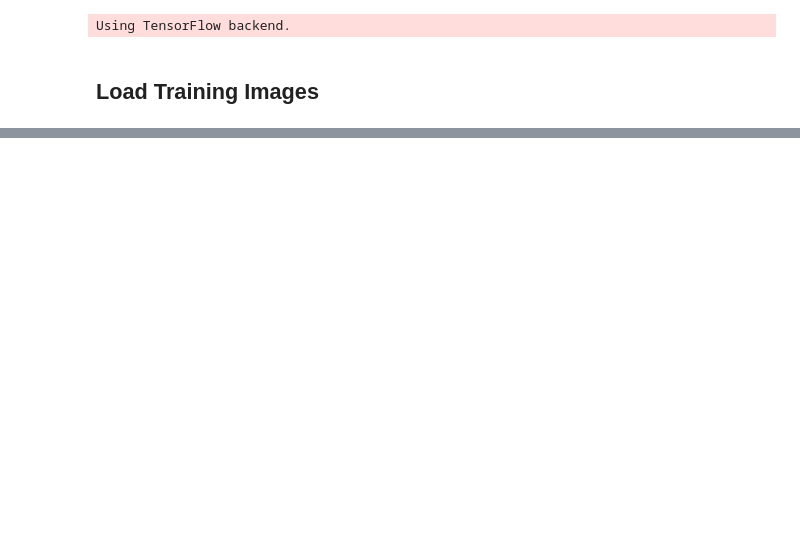
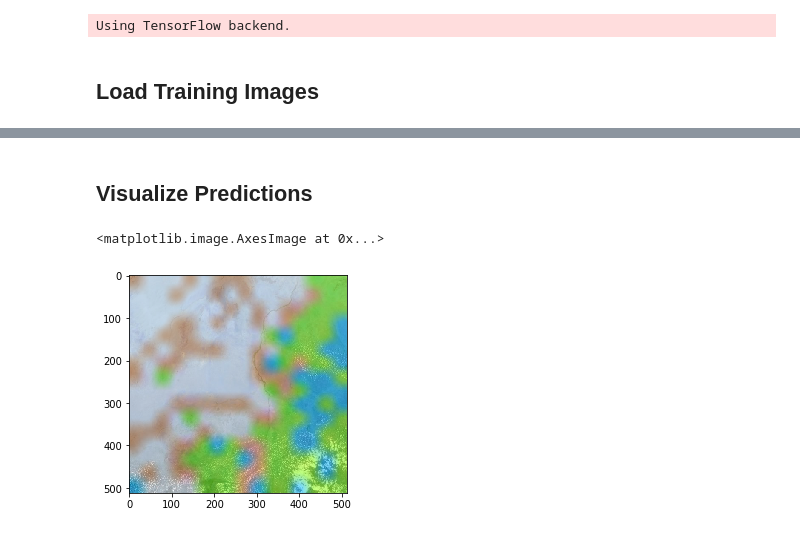
Before and after one commit to Collin-Emerson-Miller/Satelite-Image-Classification, a Jupyter notebook: Code Test.ipynb, the cells around one changed output, grey strips where cells are left out. Cells and saved outputs as stored; diff of their text form; code cells hidden in the pictures; blank space fills up the shorter version.

```diff
--- a/Code Test.ipynb
+++ b/Code Test.ipynb
@@ -112,0 +145,29 @@ for i, image_url in enumerate(image_urls):
+# %%
+labels = np.argmax(preds, axis=1)
+# %%
+labels = np.reshape(labels, (len(images), n_slices, n_slices))
+# %% [markdown]
+## Visualize Predictions
+# %%
+colors = [(124,252,0), (0,191,255), (244,164,96), (255, 255, 255)]
+# %%
+for i, (img, l) in enumerate(zip(images, labels)):
+    assignment_mask = np.zeros((l.shape[0], l.shape[1], 3))
+
+    for label in xrange(len(classes)):
+        assignment_mask[np.isin(l, label)] = colors[label]
+
+    alpha = 0.5
+    output = img.copy()
+    output = output.astype('uint8')
+    assignment_mask = assignment_mask.astype('uint8')
+    assignment_mask = cv2.resize(assignment_mask, image_size, interpolation=cv2.INTER_CUBIC)
+    overlay = assignment_mask
+    output = cv2.addWeighted(overlay, alpha, output, 1 - alpha,
+                    0, output)
+    cv2.imwrite(os.path.join(OUTPUT_PATH, "{}.jpg".format(i)), output)
+# %%
+plt.imshow(output)
+# %% [output]
+<matplotlib.image.AxesImage at 0x...>
+[figure, added]
```
Also changed, not shown: parts of 24 cells of this notebook, 2 other files.
